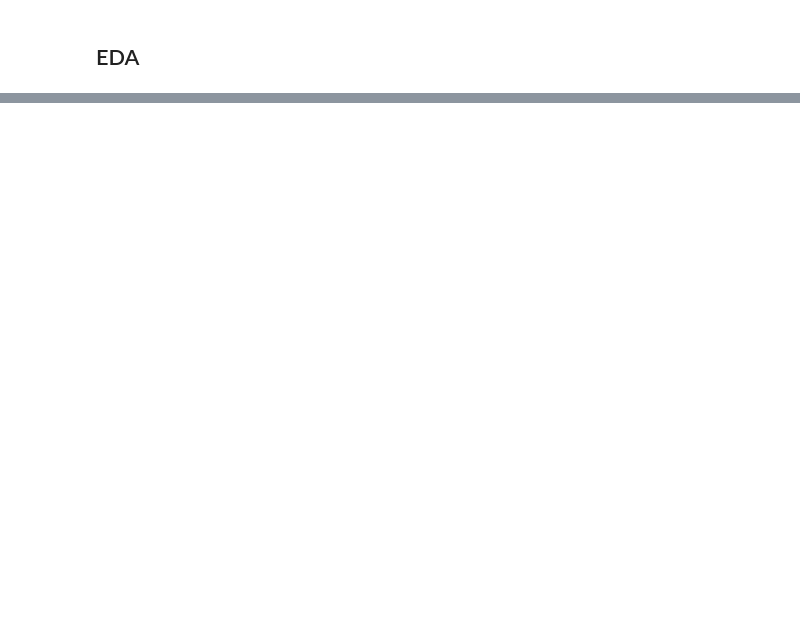
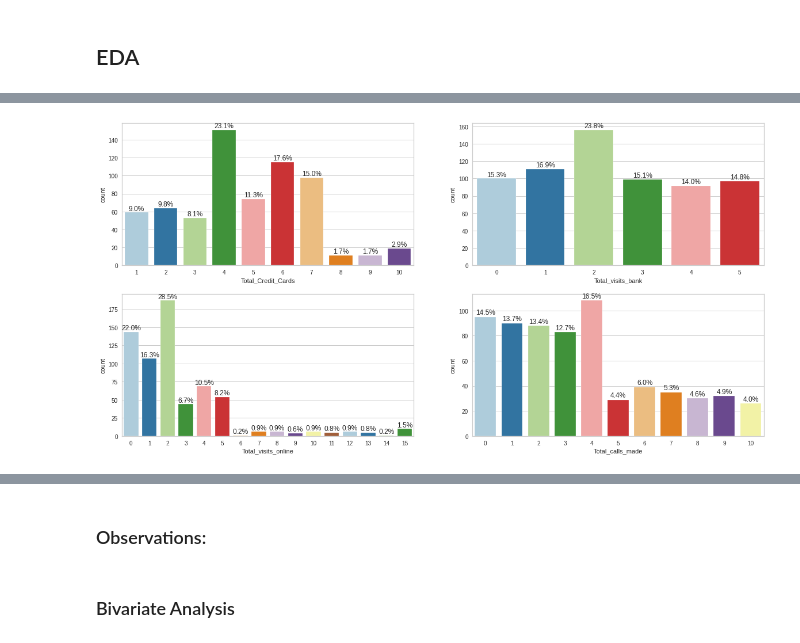
Before and after one commit to milind69/milind69, a Jupyter notebook: all_bank_customer_segmentation.ipynb, the cells around one changed output, grey strips where cells are left out. Drawn from its saved outputs; the diff is of its cells as text; code cells hidden in the pictures; blank space fills up the shorter version.

```diff
--- a/all_bank_customer_segmentation.ipynb
+++ b/all_bank_customer_segmentation.ipynb
@@ -392,0 +413,29 @@ for item in num_col:
+# %%
+fig = plt.figure(figsize=(20, 10))
+numcol = [
+    "Total_Credit_Cards",
+    "Total_visits_bank",
+    "Total_visits_online",
+    "Total_calls_made",
+]
+for i, col in enumerate(numcol):
+    ax = fig.add_subplot(2, 2, i + 1)
+    sns.countplot(
+        data=dfx, x=col, palette="Paired", ax=ax,
+    )
+    for p in ax.patches:
+        label = "{:.1f}%".format(100 * p.get_height() / len(dfx))
+        x = p.get_x() + p.get_width() / 2  # width of the plot
+        y = p.get_height() + 1  # height of the plot
+
+        ax.annotate(
+            label,
+            (x, y),
+            ha="center",
+            va="center",
+            size=12,
+            xytext=(0, 5),
+            textcoords="offset points",
+        )  # annotate the p
+# %% [output]
+[figure, added]
@@ -392,0 +443,4 @@ for item in num_col:
+# %% [markdown]
+### Observations:
+# %% [markdown]
+### Bivariate Analysis
```
Also changed, not shown: parts of 28 cells of this notebook.
